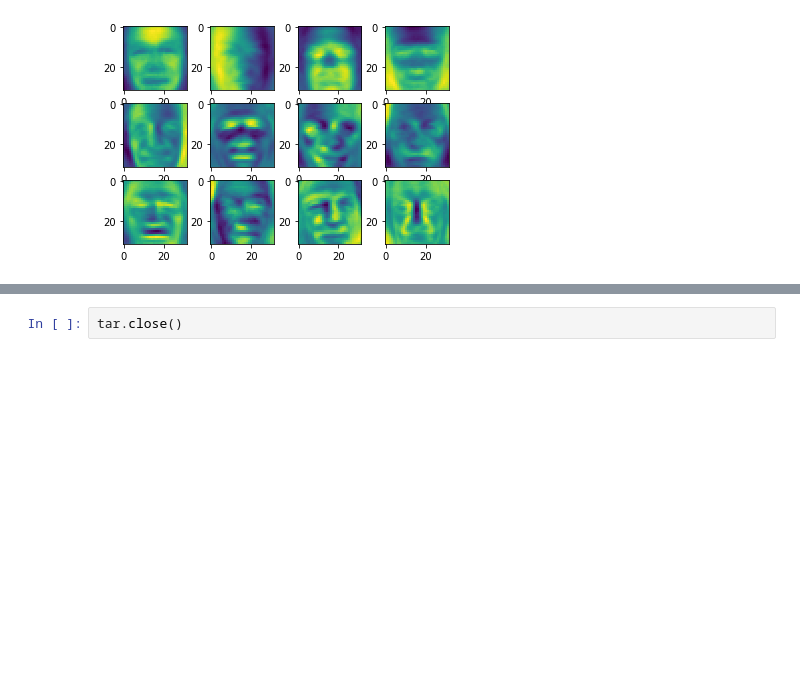
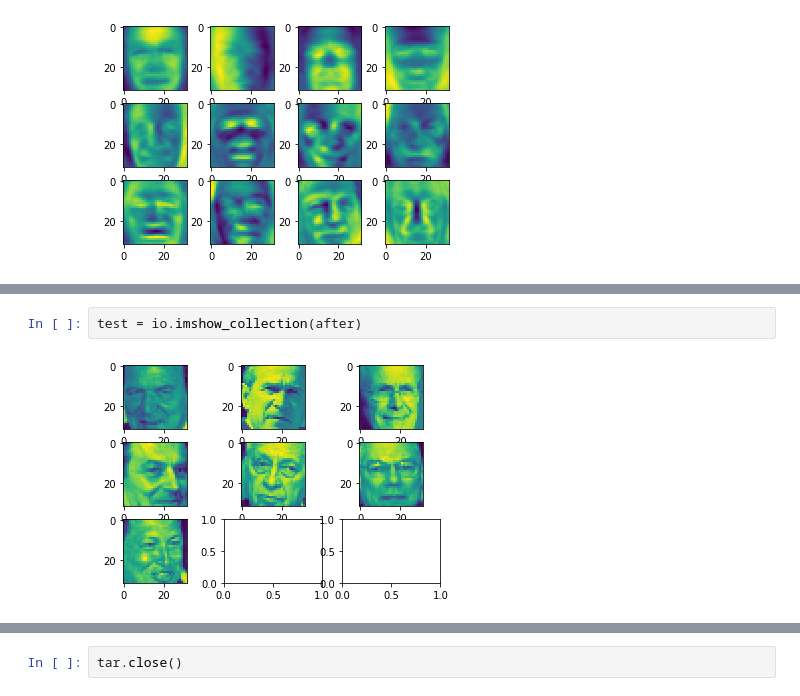
Before and after one commit to fa97ber/MachineLearning, a Jupyter notebook: ML/ML_02_02.ipynb, the cells around one changed output, grey strips where cells are left out. Drawn from its saved outputs; the diff is of its cells as text; blank space fills up the shorter version.

```diff
--- a/ML/ML_02_02.ipynb
+++ b/ML/ML_02_02.ipynb
@@ -214,0 +250,4 @@ test = io.imshow_collection(eg)
+# %%
+test = io.imshow_collection(after)
+# %% [output]
+[figure, added]
```
Also changed, not shown: parts of 15 cells of this notebook, 2 other files.
